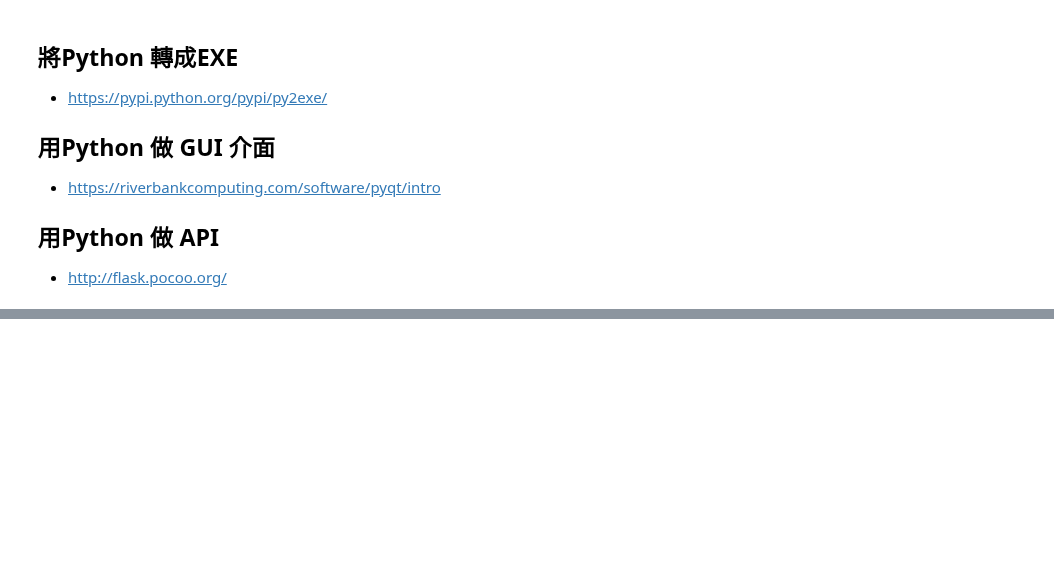
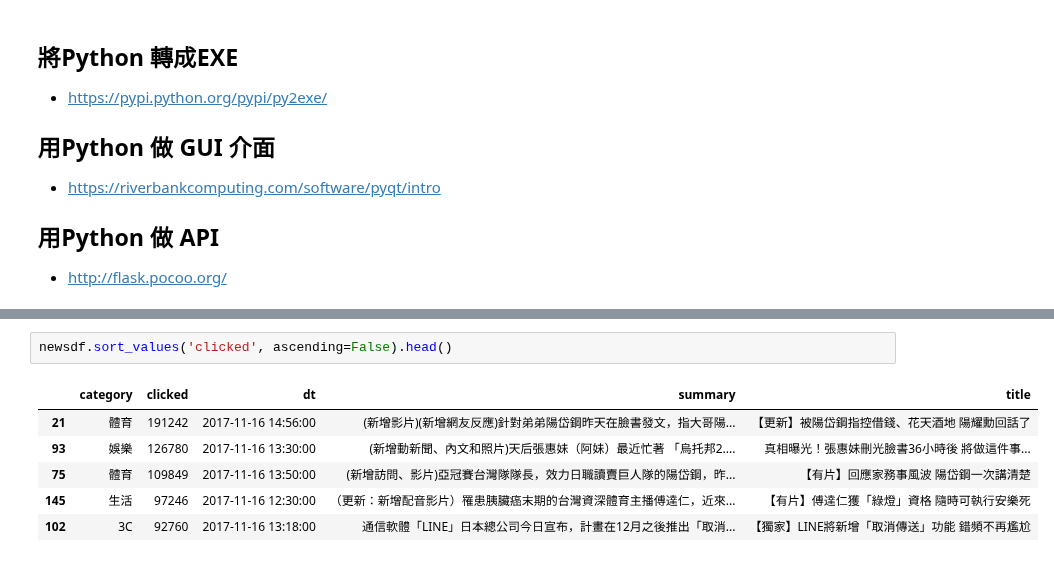
Before and after one commit to ywchiu/fuboni, a Jupyter notebook: Demo20171116.ipynb, the cells around one changed output, grey strips where cells are left out. Saved outputs shown, nothing was run; the diff lists cells and outputs as text; blank space fills up the shorter version.

```diff
--- a/Demo20171116.ipynb
+++ b/Demo20171116.ipynb
@@ -451,0 +521,9 @@ True
+# %%
+newsdf.sort_values('clicked', ascending=False).head()
+# %% [output]
+|  | category | clicked | dt | summary | title |
+| 21 | 體育 | 191242 | 2017-11-16 14:56:00 | (新增影片)(新增網友反應)針對弟弟陽岱鋼昨天在臉書發文，指大哥陽... | 【更新】被陽岱鋼指控借錢、花天酒地 陽耀勳回話了 |
+| 93 | 娛樂 | 126780 | 2017-11-16 13:30:00 | (新增動新聞、內文和照片)天后張惠妹（阿妹）最近忙著 「烏托邦2.... | 真相曝光！張惠妹刪光臉書36小時後 將做這件事... |
+| 75 | 體育 | 109849 | 2017-11-16 13:50:00 | (新增訪問、影片)亞冠賽台灣隊隊長，效力日職讀賣巨人隊的陽岱鋼，昨... | 【有片】回應家務事風波 陽岱鋼一次講清楚 |
+| 145 | 生活 | 97246 | 2017-11-16 12:30:00 | （更新：新增配音影片）罹患胰臟癌末期的台灣資深體育主播傅達仁，近來... | 【有片】傅達仁獲「綠燈」資格 隨時可執行安樂死 |
+| 102 | 3C | 92760 | 2017-11-16 13:18:00 | 通信軟體「LINE」日本總公司今日宣布，計畫在12月之後推出「取消... | 【獨家】LINE將新增「取消傳送」功能 錯頻不再尷尬 |
```
Also changed, not shown: parts of 17 cells of this notebook.
